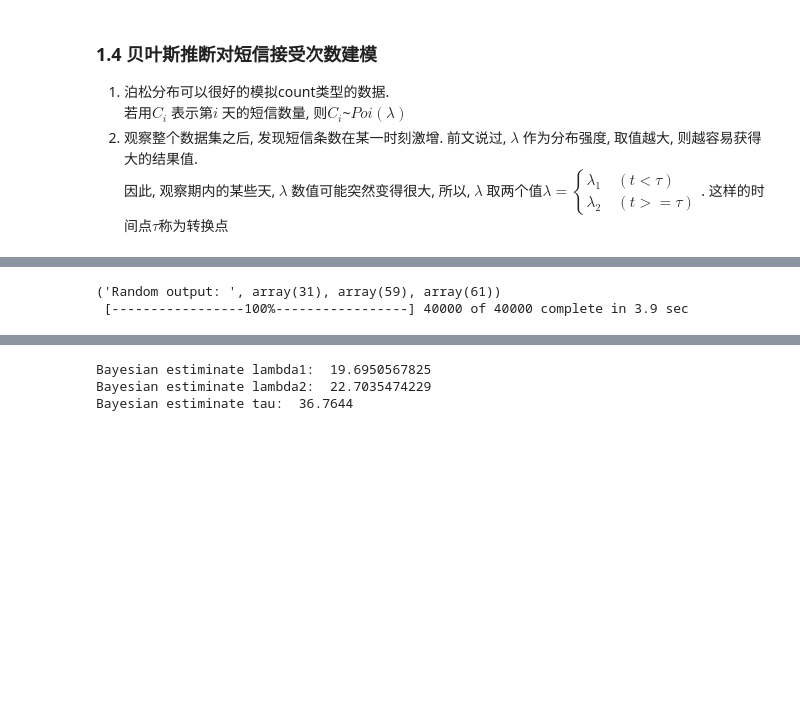
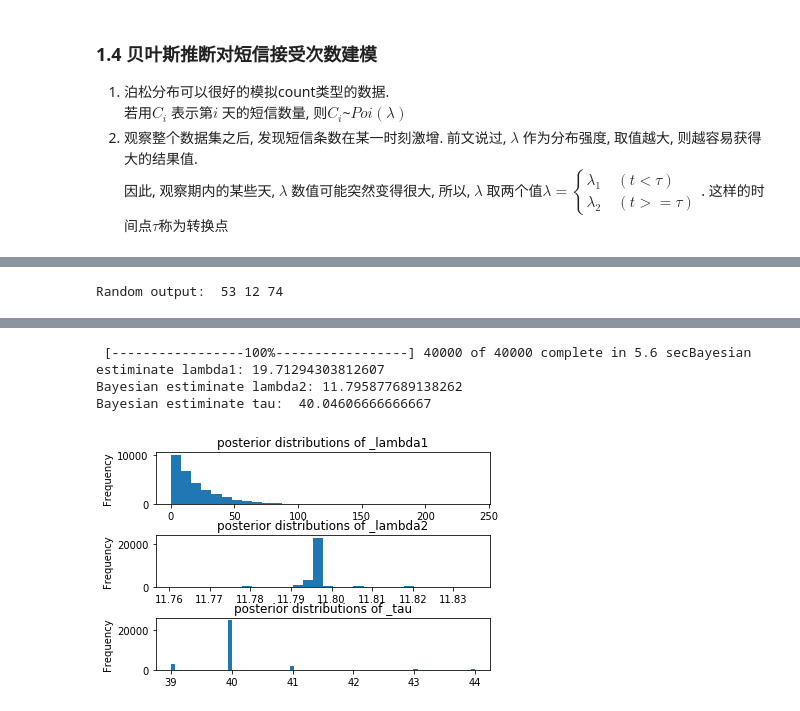
Before and after one commit to lj72808up/AI_Handcraft, a Jupyter notebook: blog/贝叶斯推断与概率编程/1-贝叶斯哲学.ipynb, the cells around one changed output, grey strips where cells are left out. Drawn from its saved outputs; the diff is of its cells as text; code cells hidden in the pictures; blank space fills up the shorter version.

```diff
--- a/blog/贝叶斯推断与概率编程/1-贝叶斯哲学.ipynb
+++ b/blog/贝叶斯推断与概率编程/1-贝叶斯哲学.ipynb
@@ -127,7 +125,7 @@ _lambda2 = pm.Exponential('lambda_2',_alpha)
 # 构造均匀分布随机变量, 作为转换点的先验分布
 datalen = obj.shape[0]
 _tau = pm.DiscreteUniform('tau',lower=0,upper=datalen)
-print ('Random output: ',_tao.random(),_tao.random(),_tao.random())
+print ('Random output: ',_tau.random(),_tau.random(),_tau.random())
 
 @pm.deterministic
 def lambda_(tau=_tau,lambda_1=_lambda2,lambda_2=_lambda2):
@@ -137,7 +135,7 @@ def lambda_(tau=_tau,lambda_1=_lambda2,lambda_2=_lambda2):
     return out
 
 observation = pm.Poisson('objects',lambda_,value=obj,observed=True)
-model = pm.Model([observation,_lambda1,_lambda2,_tao])
+model = pm.Model([observation,_lambda1,_lambda2,_tau])
 
 mcmc = pm.MCMC(model)
 mcmc.sample(40000,10000)
@@ -153,11 +151,10 @@ axes[0].set_title('posterior distributions of _lambda1')
 _lambda2_sample.plot.hist(bins=30,ax=axes[1])
 axes[1].set_title('posterior distributions of _lambda2')
 _tau_sample.plot.hist(bins=datalen,ax=axes[2])
-axes[1].set_title('posterior distributions of _tau')
+axes[2].set_title('posterior distributions of _tau')
 
-print 'Bayesian estiminate lambda1: ',np.mean(_lambda1_sample)
-print 'Bayesian estiminate lambda2: ',np.mean(_lambda2_sample)
-print 'Bayesian estiminate tau: ',np.mean(_tau_sample)
+print ('Bayesian estiminate lambda1: %s' % np.mean(_lambda1_sample))
+print ('Bayesian estiminate lambda2: %s' %np.mean(_lambda2_sample))
+print ('Bayesian estiminate tau:  %s'%np.mean(_tau_sample))
 # %% [output]
-('Random output: ', array(31), array(59), array(61))
- [-----------------100%-----------------] 40000 of 40000 complete in 3.9 sec
+Random output:  53 12 74
@@ -166,3 +161,4 @@ print 'Bayesian estiminate tau: ',np.mean(_tau_sample)
-Bayesian estiminate lambda1:  19.6950567825
-Bayesian estiminate lambda2:  22.7035474229
-Bayesian estiminate tau:  36.7644
+ [-----------------100%-----------------] 40000 of 40000 complete in 5.6 secBayesian estiminate lambda1: 19.71294303812607
+Bayesian estiminate lambda2: 11.795877689138262
+Bayesian estiminate tau:  40.04606666666667
+[figure, added]
```
Also changed, not shown: parts of 5 cells of this notebook, 4 other files.
